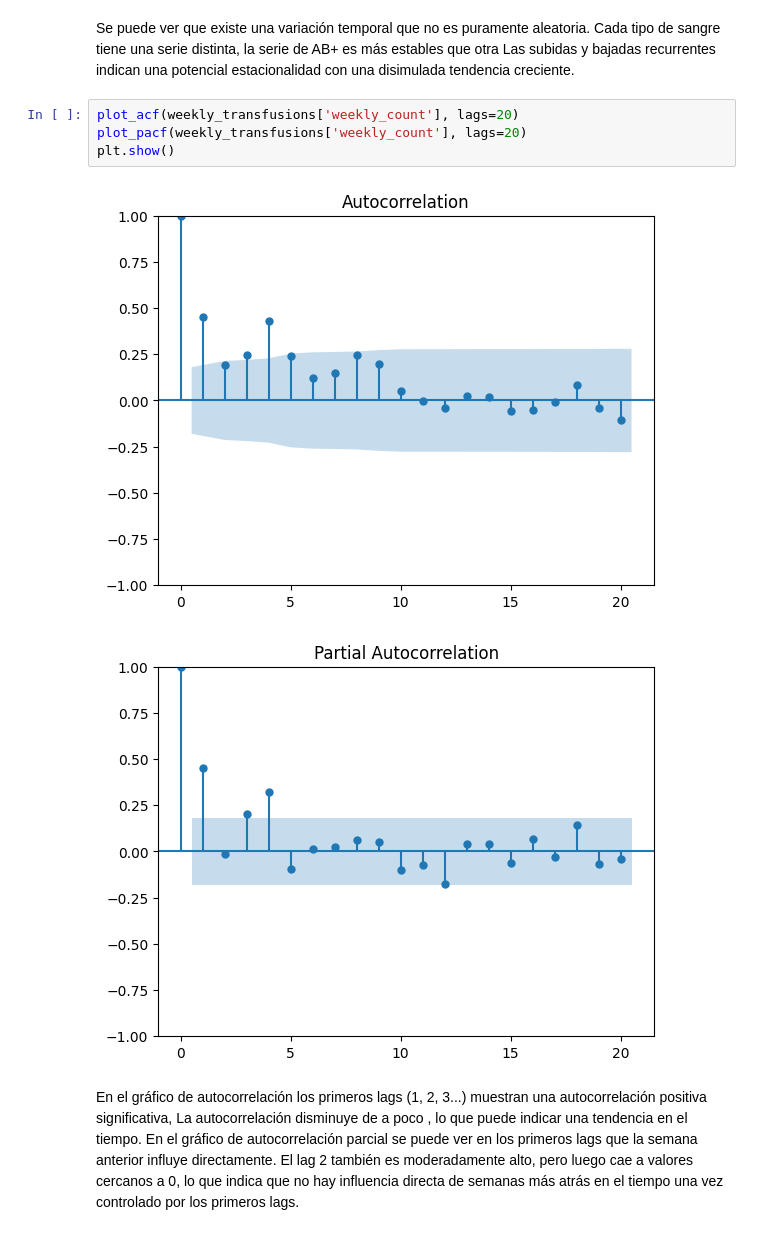
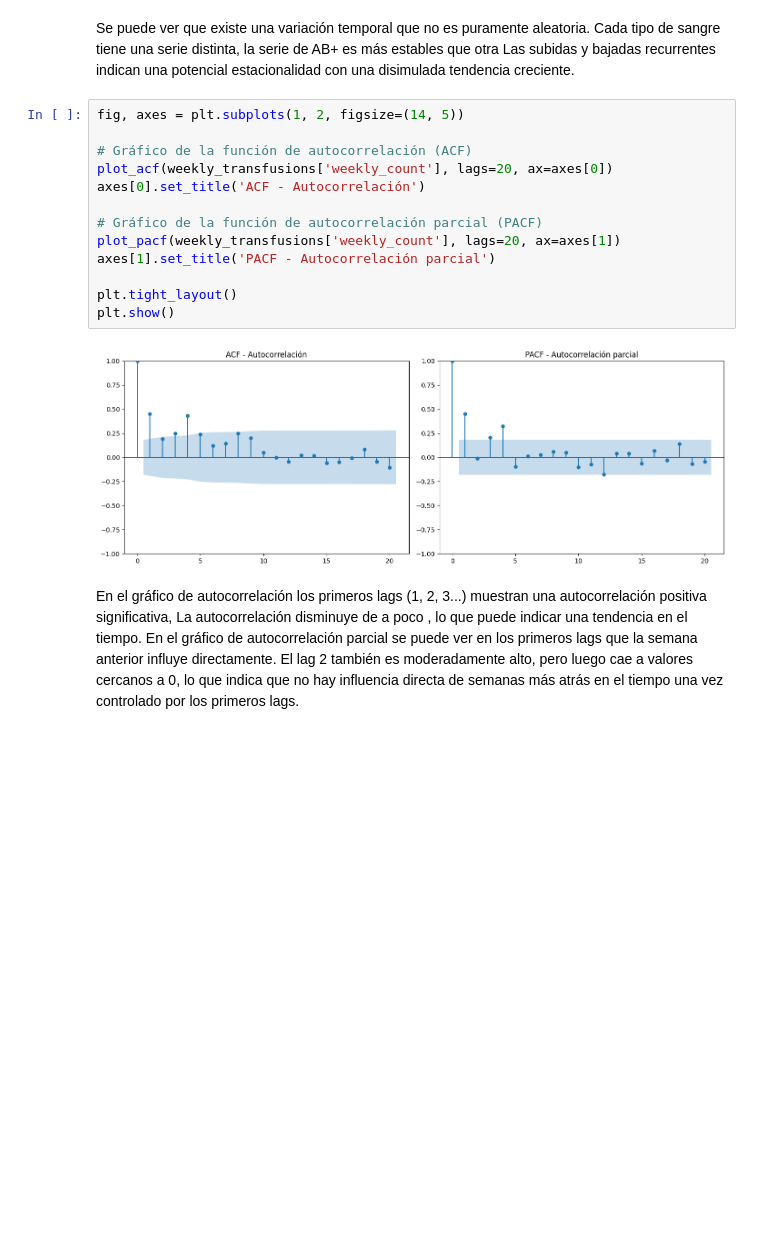
Before and after one commit to eugedipaolo/tfm, a Jupyter notebook: eda.ipynb, the cells around one changed output. Saved outputs shown, nothing was run; the diff lists cells and outputs as text; blank space fills up the shorter version.

```diff
--- a/eda.ipynb
+++ b/eda.ipynb
@@ -371,12 +352,20 @@ Se puede ver que existe una variación temporal que no es puramente aleatoria.
 Cada tipo de sangre tiene una serie distinta, la serie de AB+ es más estables que otra
 Las subidas y bajadas recurrentes indican una potencial estacionalidad con una disimulada tendencia creciente.
 # %%
-plot_acf(weekly_transfusions['weekly_count'], lags=20)
-plot_pacf(weekly_transfusions['weekly_count'], lags=20)
+fig, axes = plt.subplots(1, 2, figsize=(14, 5))
+
+# Gráfico de la función de autocorrelación (ACF)
+plot_acf(weekly_transfusions['weekly_count'], lags=20, ax=axes[0])
+axes[0].set_title('ACF - Autocorrelación')
+
+# Gráfico de la función de autocorrelación parcial (PACF)
+plot_pacf(weekly_transfusions['weekly_count'], lags=20, ax=axes[1])
+axes[1].set_title('PACF - Autocorrelación parcial')
+
+plt.tight_layout()
 plt.show()
 # %% [output]
-[figure, old version]
+[figure, new version]
-[figure, removed]
 # %% [markdown]
 En el gráfico de autocorrelación los primeros lags (1, 2, 3...) muestran una autocorrelación positiva significativa, La autocorrelación disminuye de a poco , lo que puede indicar una tendencia en el tiempo.
 En el gráfico de autocorrelación parcial se puede ver en los primeros lags que la semana anterior influye directamente.
```
Also changed, not shown: parts of 2 cells of this notebook.
